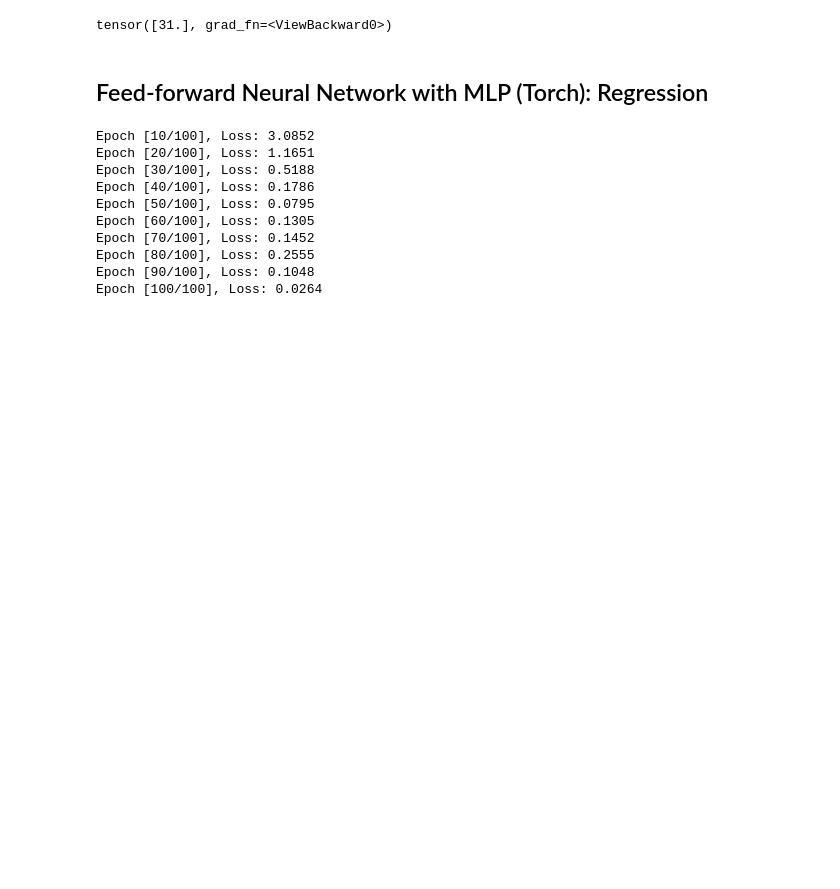
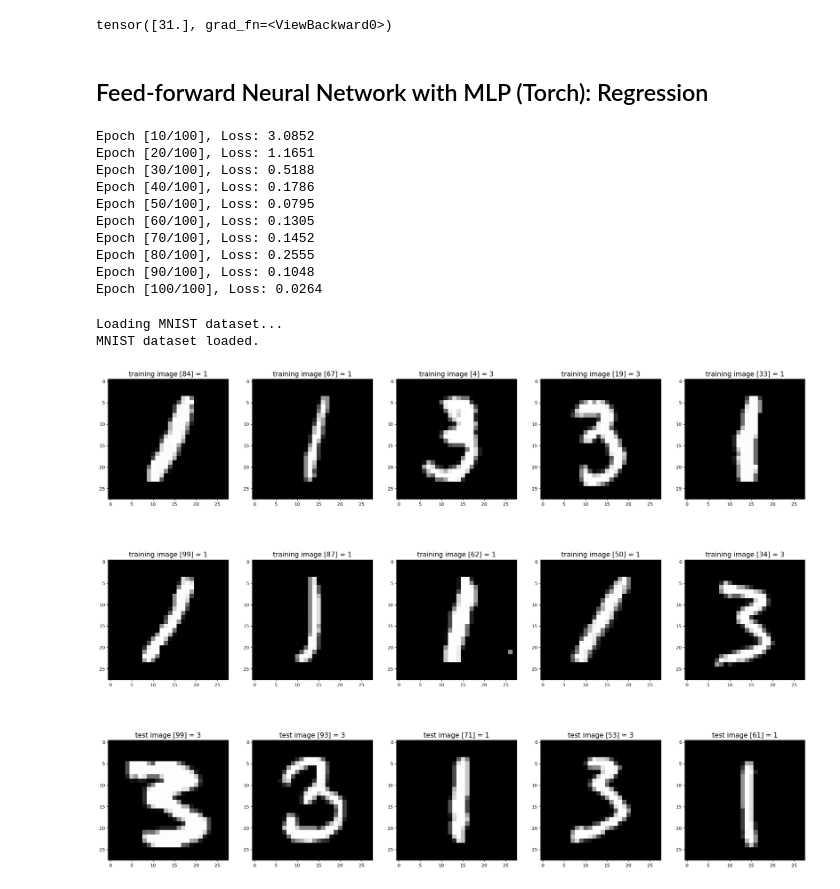
Before and after one commit to hedgreneric/COMS_5740-Machine_Learning, a Jupyter notebook: NerualNetwork.ipynb, the cells around one changed output. Cells and saved outputs as stored; diff of their text form; code cells hidden in the pictures; blank space fills up the shorter version.

```diff
--- a/NerualNetwork.ipynb
+++ b/NerualNetwork.ipynb
@@ -156,0 +215,36 @@ Epoch [100/100], Loss: 0.0264
+# %%
+# Load MINST dataset
+print('Loading MNIST dataset...')
+mnist_dataloader = MnistDataloader(training_images_filepath, training_labels_filepath, test_images_filepath, test_labels_filepath)
+(x_train, y_train), (x_test, y_test) = mnist_dataloader.load_data()
+print('MNIST dataset loaded.')
+# %% [output]
+Loading MNIST dataset...
+MNIST dataset loaded.
+# %%
+# Show example images
+def show_images(images, title_texts):
+    cols = 5
+    rows = int(len(images)/cols) + 1
+    plt.figure(figsize=(28, 28))
+    index = 1
+    for x in zip(images, title_texts):
+        image = x[0]
+        title_text = x[1]
+        plt.subplot(rows, cols, index)
+        plt.imshow(image, cmap=plt.cm.gray)
+        if (title_text != ''):
+            plt.title(title_text, fontsize = 15);
+        index += 1
+
+random_images = []
+for i in range(0, 10):
+    r = random.randint(1, 100)
+    random_images.append((x_train[r], 'training image [' + str(r) + '] = ' + str(y_train[r])))
+for i in range(0, 5):
+    r = random.randint(1, 100)
+    random_images.append((x_test[r], 'test image [' + str(r) + '] = ' + str(y_test[r])))
+
+show_images(list(map(lambda x: x[0], random_images)), list(map(lambda x: x[1], random_images)))
+# %% [output]
+[figure, added]
```
Also changed, not shown: parts of 1 cell of this notebook, 2 other files.
